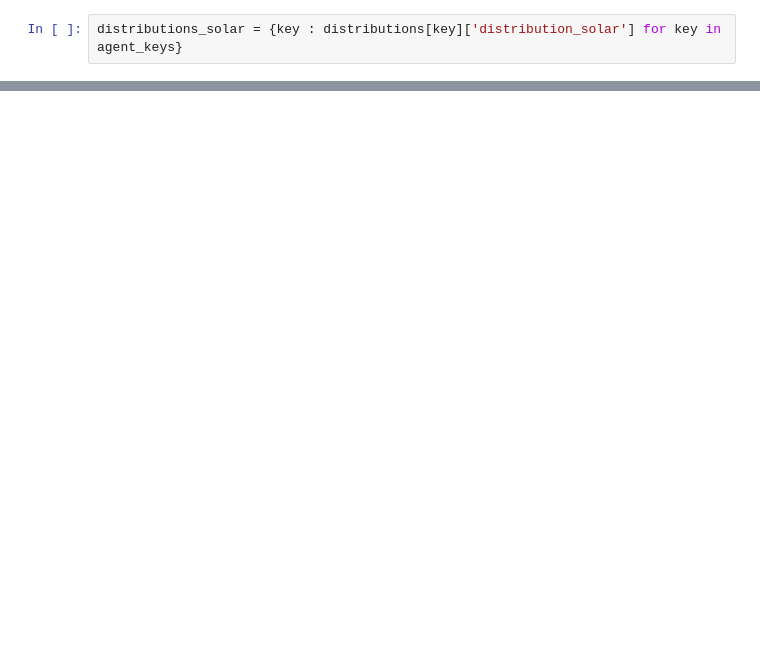
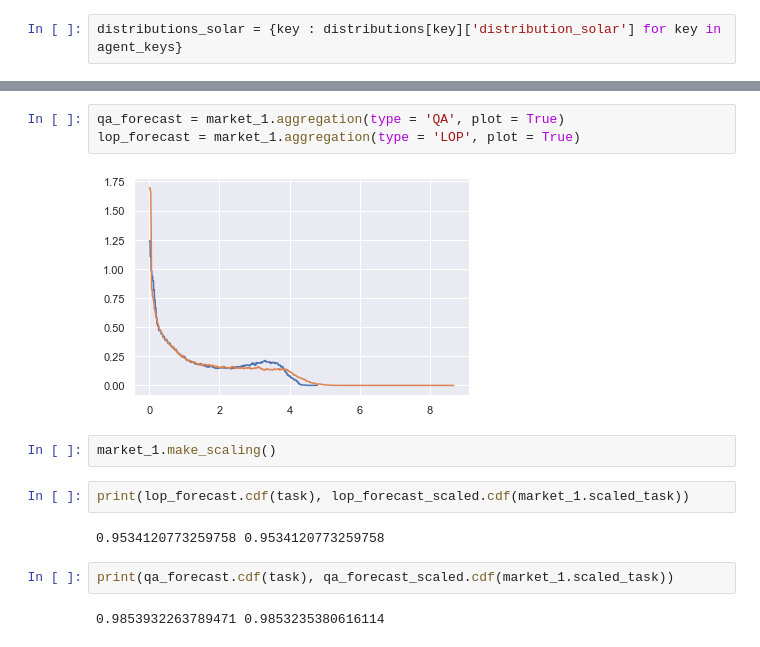
Before and after one commit to ishilov/data_market, a Jupyter notebook: third_test.ipynb, the cells around one changed output, grey strips where cells are left out. Drawn from its saved outputs; the diff is of its cells as text; blank space fills up the shorter version.

```diff
--- a/third_test.ipynb
+++ b/third_test.ipynb
@@ -127,0 +120,15 @@ task = 2
+# %%
+qa_forecast = market_1.aggregation(type = 'QA', plot = True)
+lop_forecast = market_1.aggregation(type = 'LOP', plot = True)
+# %% [output]
+[figure, added]
+# %%
+market_1.make_scaling()
+# %%
+print(lop_forecast.cdf(task), lop_forecast_scaled.cdf(market_1.scaled_task))
+# %% [output]
+0.9534120773259758 0.9534120773259758
+# %%
+print(qa_forecast.cdf(task), qa_forecast_scaled.cdf(market_1.scaled_task))
+# %% [output]
+0.9853932263789471 0.9853235380616114
```
Also changed, not shown: parts of 15 cells of this notebook.
